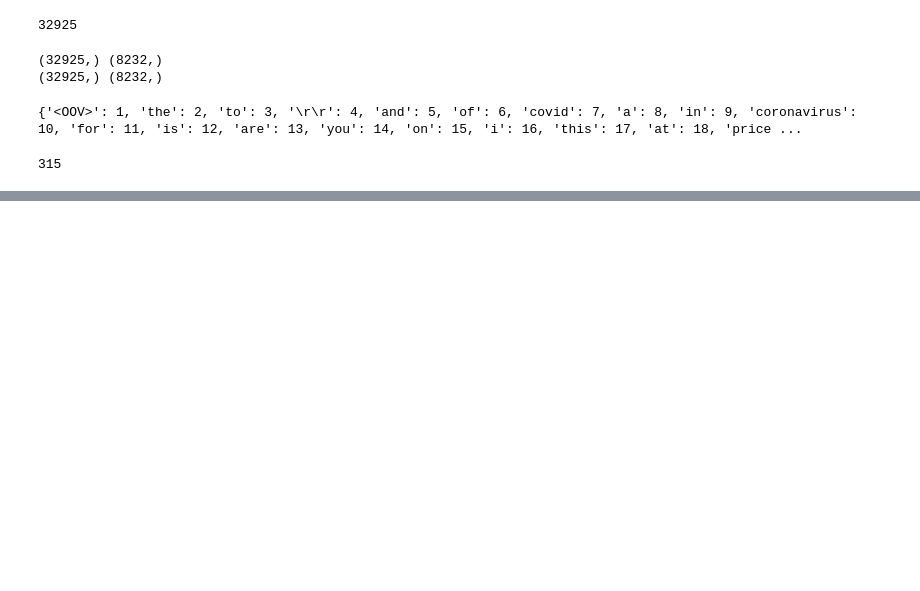
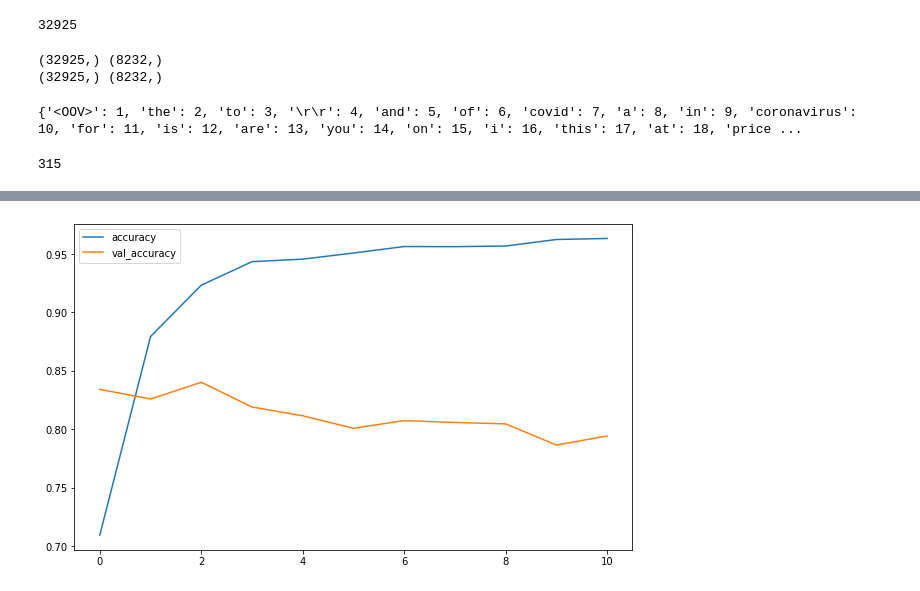
Before and after one commit to silo86/covid-19_sentiment_analysis, a Jupyter notebook: sentiment_analysis_of_covid_19_related_tweets_with_bidirectional_LSTM.ipynb, the cells around one changed output, grey strips where cells are left out. Saved outputs shown, nothing was run; the diff lists cells and outputs as text; code cells hidden in the pictures; blank space fills up the shorter version.

```diff
--- a/sentiment_analysis_of_covid_19_related_tweets_with_bidirectional_LSTM.ipynb
+++ b/sentiment_analysis_of_covid_19_related_tweets_with_bidirectional_LSTM.ipynb
@@ -106,16 +106,12 @@ Extremely Negative     5481
 Name: Sentiment, dtype: int64
 # %%
 def to_numerical(string):
-  if string == 'Extremely Negative':
+  if string == 'Extremely Negative' or string == 'Negative':
     return 0
-  elif string == 'Negative':
+  elif string == 'Neutral':
     return 1
-  elif string == 'Neutral':
+  elif string == 'Positive' or string == 'Extremely Positive':
     return 2
-  elif string == 'Positive':
-    return 3
-  elif string == 'Extremely Positive':
-    return 4
 # %%
 y = y.apply(lambda x: to_numerical(x))
 y.head()
@@ -190,7 +184,7 @@ model = keras.models.Sequential([
                                  tf.keras.layers.Dropout(0.4),
                                  tf.keras.layers.Dense(1024,activation='relu'),
                                  tf.keras.layers.Dropout(0.4),
-                                 tf.keras.layers.Dense(5,activation='softmax')
+                                 tf.keras.layers.Dense(3,activation='softmax')
 
 
 ])
@@ -219,13 +213,24 @@ optimizer = tf.keras.optimizers.Adam(learning_rate=0.01)
 model.compile(loss='sparse_categorical_crossentropy',
               optimizer=optimizer,
               metrics=['accuracy'])
+# %%
+checkpoint_cb = tf.keras.callbacks.ModelCheckpoint('my_model.h5',save_best_only=True)
+early_stopping_cb = tf.keras.callbacks.EarlyStopping(patience=10,restore_best_weights=True)
+
+class myCallback(tf.keras.callbacks.Callback):
+  def on_epoch_end(self,epoch,logs={}):
+    if logs.get('val_accuracy')>= 0.95:
+      print('\n reached 95% val acc, so stop training ')
+      self.model.stop_training=True
+callbacks = myCallback()
 # %%
 import numpy as np
 # %%
 model.fit(np.array(padded_train_sequences),
           np.array(y_train),
-          epochs=10,
-          validation_data = [np.array(padded_test_sequences),np.array(y_test)]
+          epochs=50,
+          validation_data = [np.array(padded_test_sequences),np.array(y_test)],
+          callbacks=[checkpoint_cb,early_stopping_cb,callbacks]
 
 )
 # %% [output]
@@ -249 +254,16 @@ Epoch 50/50
 <keras.callbacks.History at 0x...>
+# %%
+%matplotlib inline
+import matplotlib.pyplot as plt
+
+def plot_graph(history,string):
+  plt.subplots(figsize=(10,6))
+  s = model.history.history[string]
+  val_s = model.history.history['val_'+ string]
+  plt.plot(s)
+  plt.plot(val_s)
+  plt.legend([string,'val_'+ string])
+
+plot_graph(model.history,'accuracy')
+# %% [output]
+[figure, added]
```
Also changed, not shown: parts of 7 cells of this notebook.
